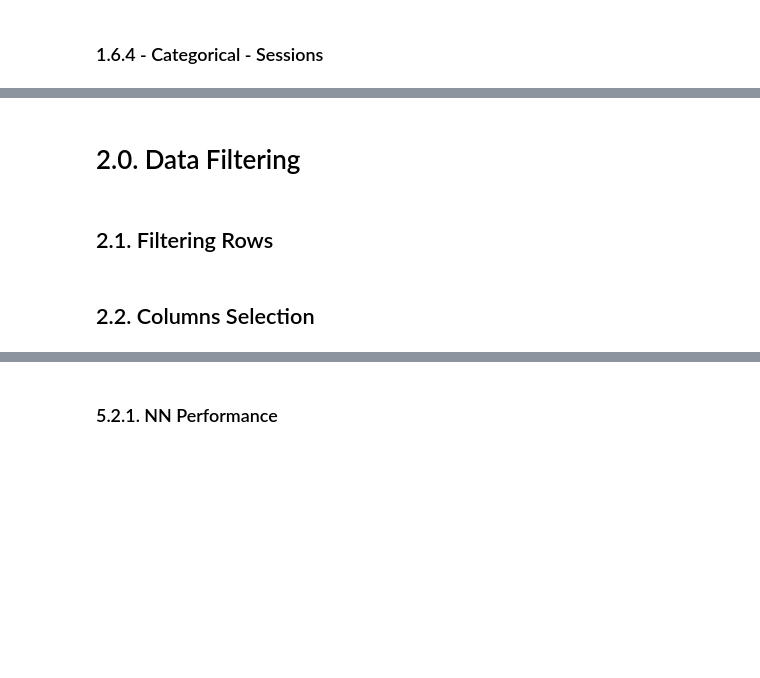
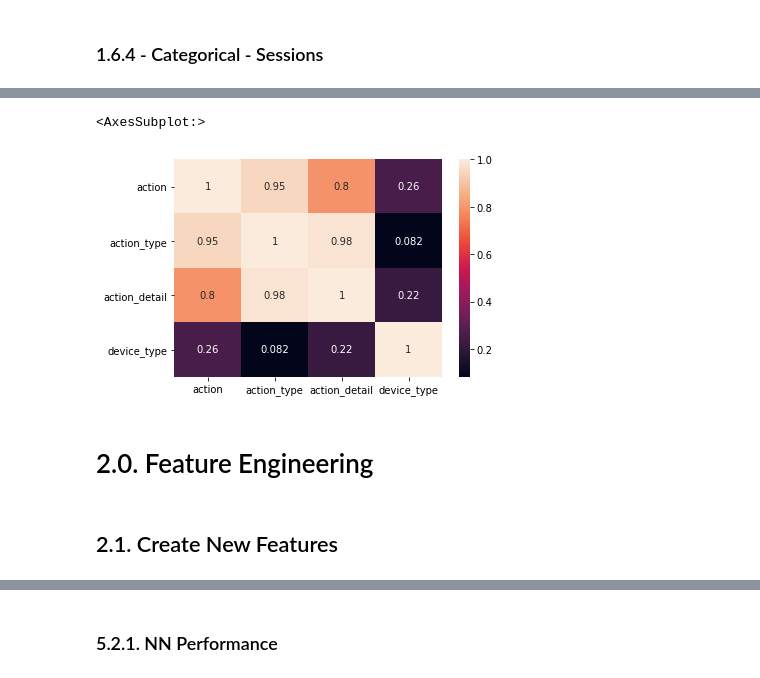
Before and after one commit to HenriqueCR1291/airbnb_prediction, a Jupyter notebook: m04_airbnb.ipynb, the cells around one changed output, grey strips where cells are left out. Drawn from its saved outputs; the diff is of its cells as text; code cells hidden in the pictures; blank space fills up the shorter version.

```diff
--- a/m04_airbnb.ipynb
+++ b/m04_airbnb.ipynb
@@ -53,18 +54,18 @@ from keras import layers as l
 # %% [markdown]
 ### 0.1. Helper Functions
 # %%
-def cramer_v(x,y):
-    cm = pd.crosstab(x,y).values
+def cramer_v( x, y ):
+    cm = pd.crosstab( x, y ).values
     n = cm.sum()
-    r,k = cm.shape
+    r, k = cm.shape
 
-    chi2 = ss.chi2_contingency(cm)[0]
-    chi2corr = max(0, chi2 - (k-1)^(r-1)/(n-1))
+    chi2 = ss.chi2_contingency( cm )[0]
+    chi2corr = max( 0, chi2 - (k-1)*(r-1)/(n-1) )
 
-    kcorr = k-(k-1)**2/(n-1)
-    rcorr = r-(r-1)**2/(n-1)
+    kcorr = k - (k-1)**2/(n-1)
+    rcorr = r - (r-1)**2/(n-1)
 
-    return np.sqrt((chi2corr/n) / (min(kcorr-1, rcorr-1)))
+    return np.sqrt( (chi2corr/n) / ( min( kcorr-1, rcorr-1 ) ) )
 # %% [markdown]
 ### 0.2. Loading Data
 # %%
@@ -313,8 +322,32 @@ cat_attributes.drop('id', axis=1).describe()
+# %%
+#list of attributes for Cramer's V correlation
+cat_attributes_list = cat_attributes_sessions.drop('user_id', axis=1).columns.tolist()
+
+corr_dict = {}
+for i in range(len (cat_attributes_list)):
+    corr_list = []
+    for j in range(len(cat_attributes_list)):
+        ref = cat_attributes_list[i]
+        feat = cat_attributes_list[j]
+
+        # correlation
+        corr = cramer_v(cat_attributes_sessions[ref], cat_attributes_sessions[feat])
+
+        # append a list
+        corr_list.append(corr)
+
+    # appende a correlation list for each ref attributs
+    corr_dict[ref] = corr_list
+# %%
+d = pd.DataFrame(corr_dict)
+d = d.set_index(d.columns)
+sns.heatmap(d, annot=True)
+# %% [output]
+<AxesSubplot:>
+[figure, added]
 # %% [markdown]
-# 2.0. Data Filtering
+# 2.0. Feature Engineering
 # %%
 df2 = df1.copy()
 # %% [markdown]
-## 2.1. Filtering Rows
+## 2.1. Create New Features
-# %% [markdown]
-## 2.2. Columns Selection
```
Also changed, not shown: parts of 28 cells of this notebook.
